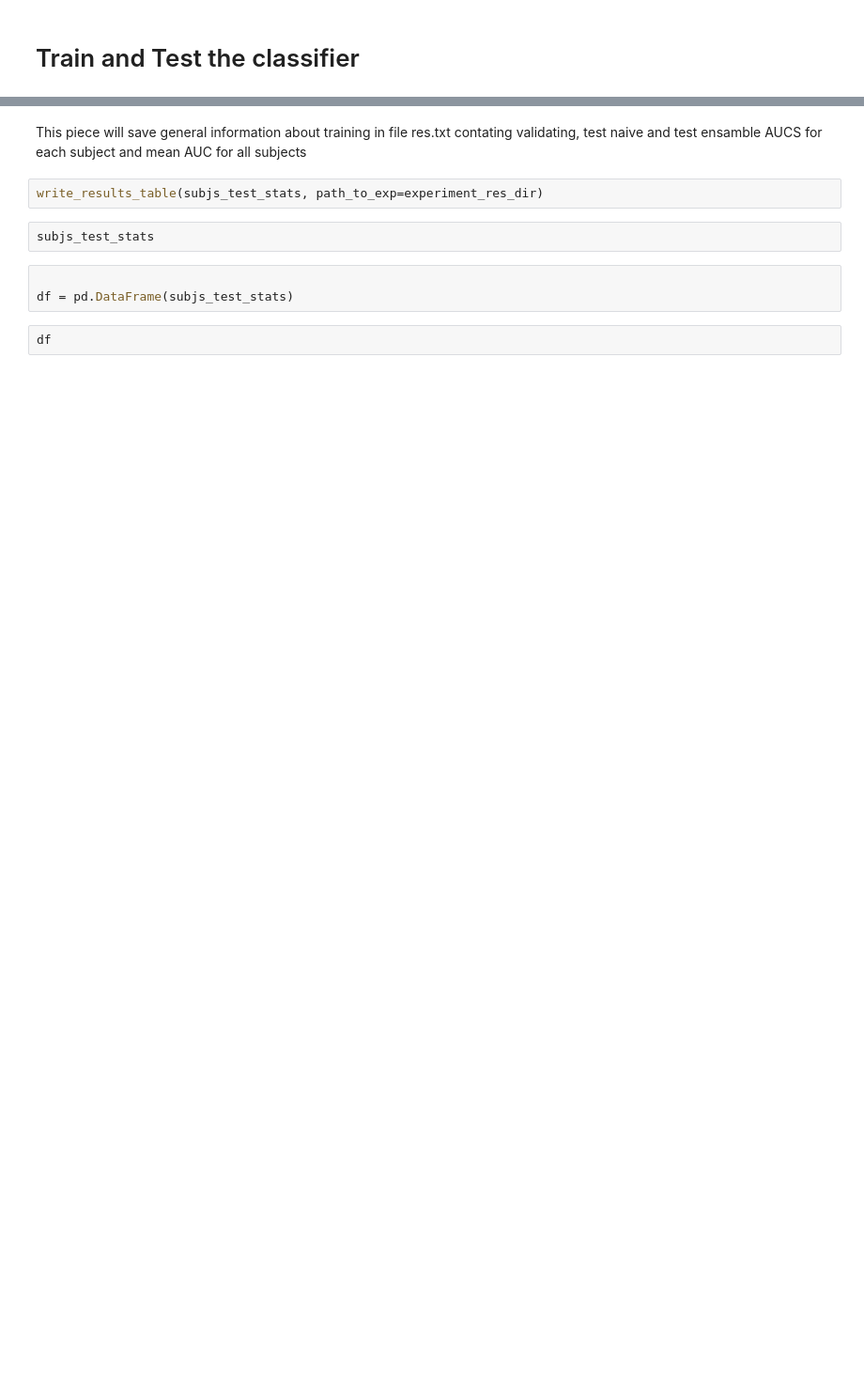
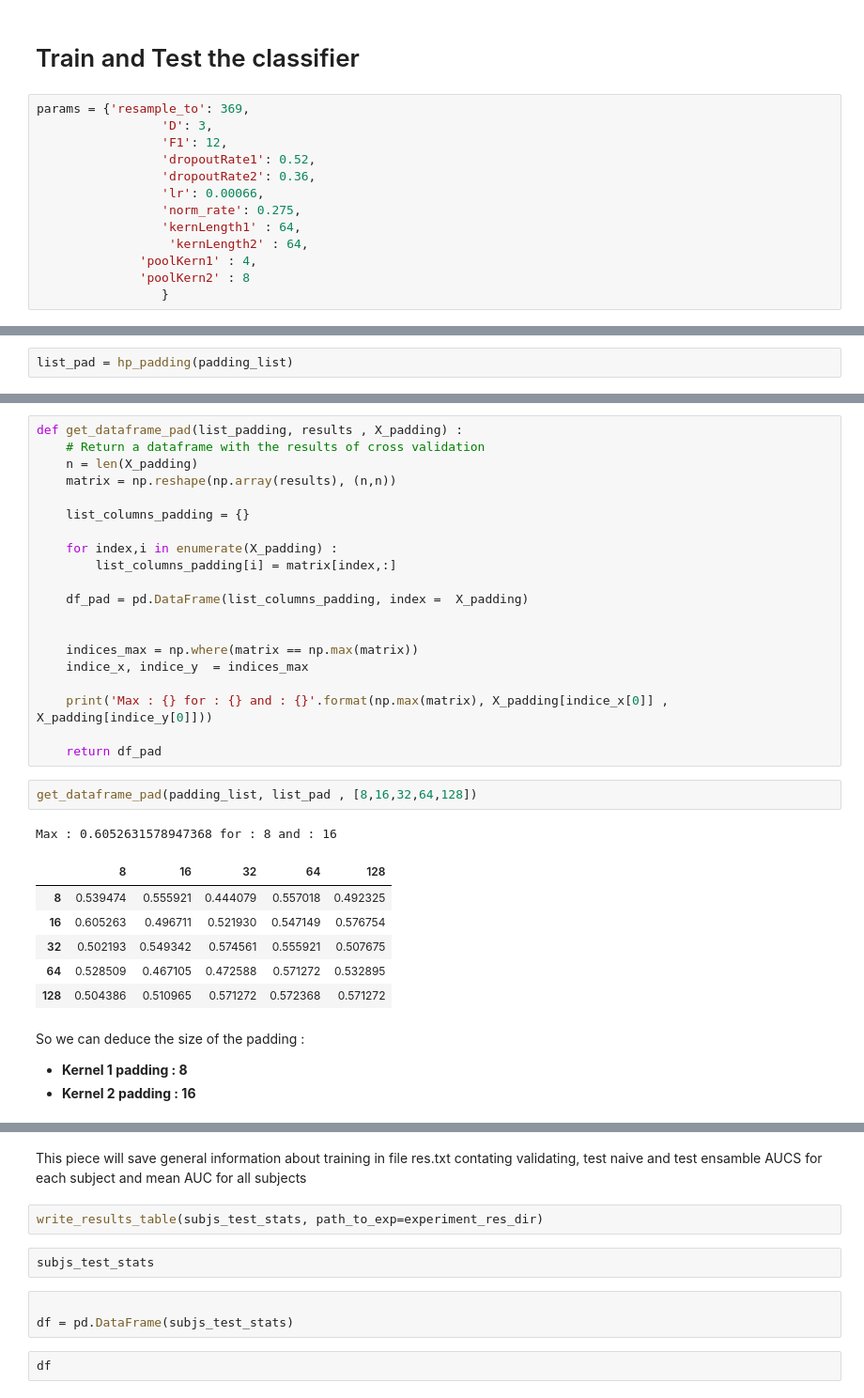
Before and after one commit to Makubu/AML, a Jupyter notebook: Chall4_ebci/group20_ebci_scratch.ipynb, the cells around one changed output, grey strips where cells are left out. Shown at 94% size. Cells and saved outputs as stored; diff of their text form; blank space fills up the shorter version.

```diff
--- a/Chall4_ebci/group20_ebci_scratch.ipynb
+++ b/Chall4_ebci/group20_ebci_scratch.ipynb
@@ -229,3 +382,16 @@ def cv_per_subj_test(x,y,params,path_to_subj, test_on_last_block=False, plot_fol
     return {'val_auc':test_history['val_auc'][-1]}, final_model
 # %% [markdown]
 # Train and Test the classifier
+# %%
+params = {'resample_to': 369,
+                 'D': 3,
+                 'F1': 12,
+                 'dropoutRate1': 0.52,
+                 'dropoutRate2': 0.36,
+                 'lr': 0.00066,
+                 'norm_rate': 0.275,
+                 'kernLength1' : 64,
+                  'kernLength2' : 64,
+              'poolKern1' : 4,
+              'poolKern2' : 8
+                 }
@@ -259,0 +431,2 @@ Epoch 135: val loss 0.853217
+# %%
+list_pad = hp_padding(padding_list)
@@ -259,0 +436,34 @@ Epoch 135: val loss 0.853217
+# %%
+def get_dataframe_pad(list_padding, results , X_padding) :
+    # Return a dataframe with the results of cross validation
+    n = len(X_padding)
+    matrix = np.reshape(np.array(results), (n,n))
+
+    list_columns_padding = {}
+
+    for index,i in enumerate(X_padding) :
+        list_columns_padding[i] = matrix[index,:]
+
+    df_pad = pd.DataFrame(list_columns_padding, index =  X_padding)
+
+
+    indices_max = np.where(matrix == np.max(matrix))
+    indice_x, indice_y  = indices_max
+
+    print('Max : {} for : {} and : {}'.format(np.max(matrix), X_padding[indice_x[0]] , X_padding[indice_y[0]]))
+
+    return df_pad
+# %%
+get_dataframe_pad(padding_list, list_pad , [8,16,32,64,128])
+# %% [output]
+Max : 0.6052631578947368 for : 8 and : 16
+|  | 8 | 16 | 32 | 64 | 128 |
+| 8 | 0.539474 | 0.555921 | 0.444079 | 0.557018 | 0.492325 |
+| 16 | 0.605263 | 0.496711 | 0.521930 | 0.547149 | 0.576754 |
+| 32 | 0.502193 | 0.549342 | 0.574561 | 0.555921 | 0.507675 |
+| 64 | 0.528509 | 0.467105 | 0.472588 | 0.571272 | 0.532895 |
+| 128 | 0.504386 | 0.510965 | 0.571272 | 0.572368 | 0.571272 |
+# %% [markdown]
+So we can deduce the size of the padding :
+- **Kernel 1 padding : 8**
+- **Kernel 2 padding : 16**
```
Also changed, not shown: parts of 21 cells of this notebook.
